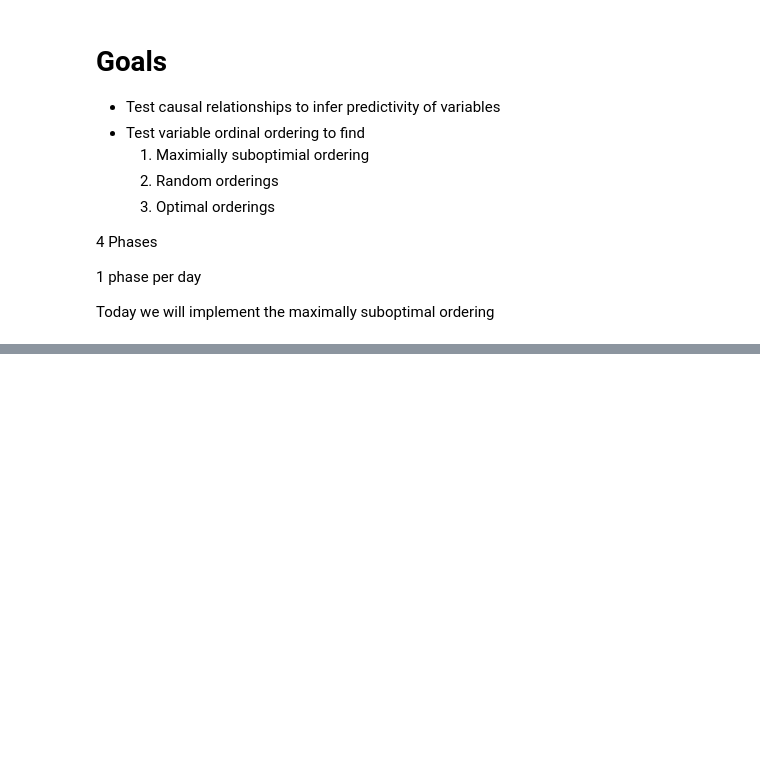
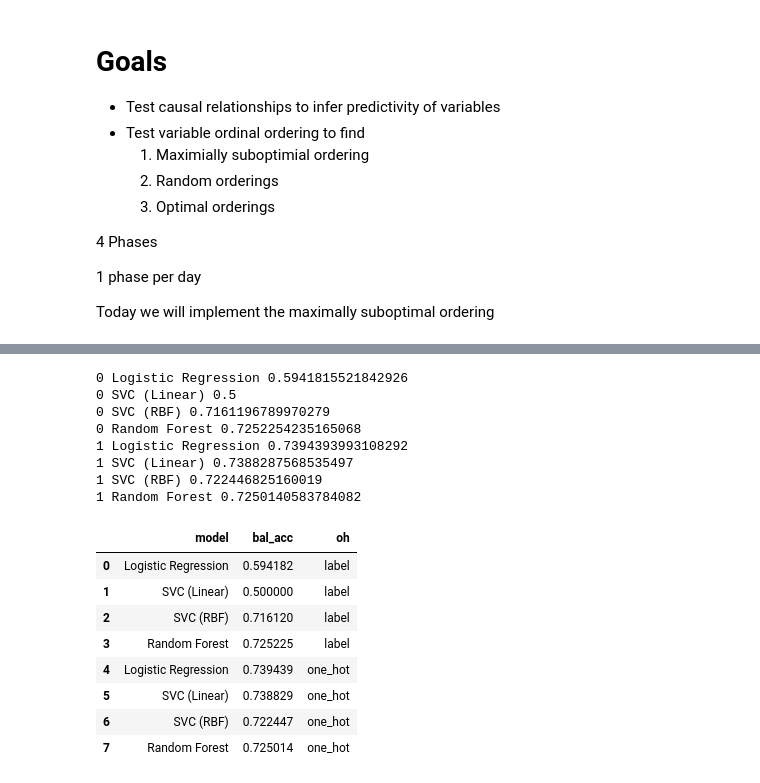
Before and after one commit to danielkopp4/Citation-Forecaster, a Jupyter notebook: analysis/exierment.ipynb, the cells around one changed output, grey strips where cells are left out. Cells and saved outputs as stored; diff of their text form; code cells hidden in the pictures; blank space fills up the shorter version.

```diff
--- a/analysis/exierment.ipynb
+++ b/analysis/exierment.ipynb
@@ -482,0 +258,62 @@ KeyboardInterrupt:
+# %%
+data = []
+
+models = list(zip(
+    [
+        "Logistic Regression",
+        "SVC (Linear)",
+        "SVC (RBF)",
+        "Random Forest"
+    ],
+    [
+        LogisticRegression(solver = 'saga', fit_intercept = True, random_state = 42, n_jobs = 1),
+        SVC(kernel = "linear", random_state = 42),
+        SVC(kernel = "rbf", random_state = 42),
+        RandomForestClassifier(n_estimators = 100, random_state = 42, n_jobs = 1)
+    ]
+))
+
+train_index, test_index = train_test_split(np.arange(len(dataset)))
+
+for oh in range(2):
+    # for index in range(len(sorted_vars) + 1):
+    # one_hot_vars = sorted_vars[index:] # start with all
+    # label_vars = sorted_vars[:index]
+    if oh == 0:
+        X_train, X_test, y_train, y_test = train_test([], sorted_vars, train_index=train_index, test_index=test_index)
+    else:
+        X_train, X_test, y_train, y_test = train_test(sorted_vars, [], train_index=train_index, test_index=test_index)
+
+    for model_name, model in models:
+        model.fit(X_train, y_train)
+        y_pred = model.predict(X_test)
+        score = balanced_accuracy_score(y_test, y_pred)
+        print(oh, model_name, score)
+        data.append({
+            "model": model_name,
+            # "index": index,
+            "bal_acc": score,
+            "oh": "one_hot" if oh == 1 else "label"
+        })
+
+whole_encoding = pd.DataFrame(data)
+
+whole_encoding
+# %% [output]
+0 Logistic Regression 0.5941815521842926
+0 SVC (Linear) 0.5
+0 SVC (RBF) 0.7161196789970279
+0 Random Forest 0.7252254235165068
+1 Logistic Regression 0.7394393993108292
+1 SVC (Linear) 0.7388287568535497
+1 SVC (RBF) 0.722446825160019
+1 Random Forest 0.7250140583784082
+|  | model | bal_acc | oh |
+| 0 | Logistic Regression | 0.594182 | label |
+| 1 | SVC (Linear) | 0.500000 | label |
+| 2 | SVC (RBF) | 0.716120 | label |
+| 3 | Random Forest | 0.725225 | label |
+| 4 | Logistic Regression | 0.739439 | one_hot |
+| 5 | SVC (Linear) | 0.738829 | one_hot |
+| 6 | SVC (RBF) | 0.722447 | one_hot |
+| 7 | Random Forest | 0.725014 | one_hot |
```
Also changed, not shown: parts of 26 cells of this notebook.
